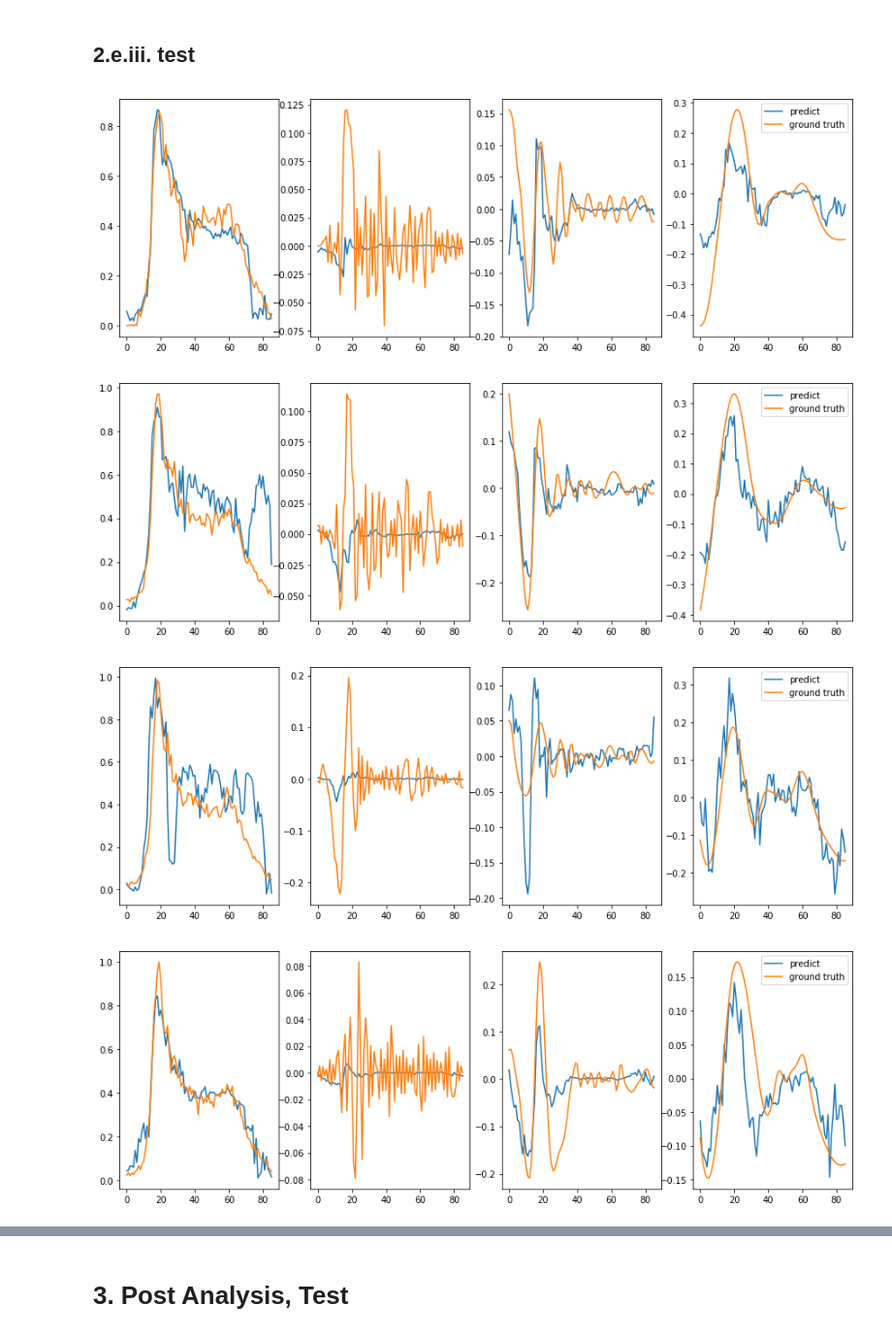
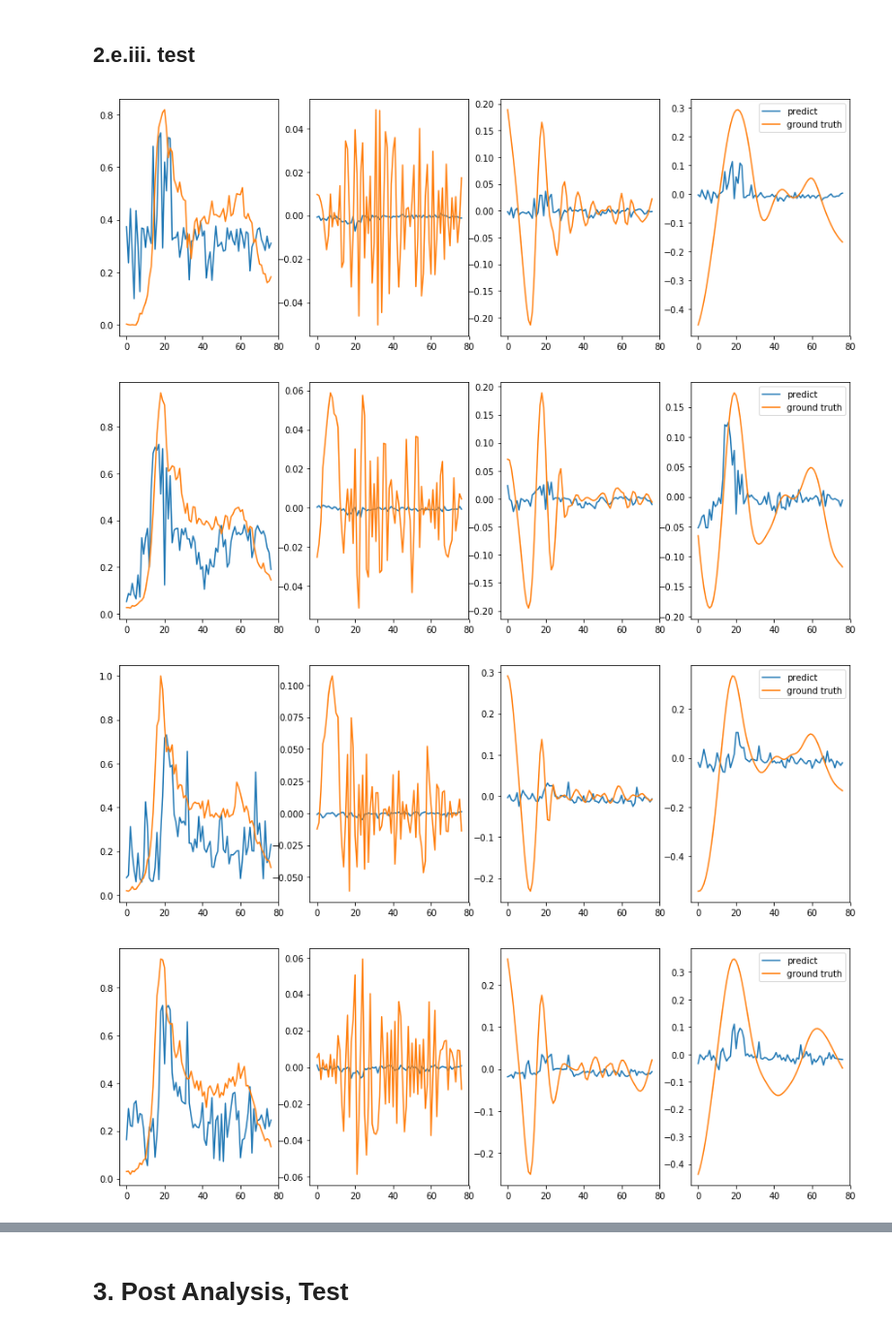
Before and after one commit to khzhang2/TCA_traffic, a Jupyter notebook: TCA_EMD_temporal_data_draft2.ipynb, the cells around one changed output, grey strips where cells are left out. Shown at 97% size. Saved outputs shown, nothing was run; the diff lists cells and outputs as text; code cells hidden in the pictures.

```diff
--- a/TCA_EMD_temporal_data_draft2.ipynb
+++ b/TCA_EMD_temporal_data_draft2.ipynb
@@ -148,11 +148,10 @@ class TCA:
 # %% [markdown]
 ## 2.a. Load Data
 # %%
-weekdays = np.vstack([np.array([np.arange(2+7*i,7+7*i,1) for i in range(2)]), \
-                      np.array([np.arange(15+7*i,20+7*i,1) for i in range(2)])]).flatten()
+weekdays = np.array([np.arange(2+7*i,7+7*i,1) for i in range(4)]).flatten()
 
 src_domain = np.array(pd.read_csv('data/siteM4_2210B_20210101_20210131.csv'))[weekdays, :]  # upstream
-data_target = np.array(pd.read_csv('data/siteM4_2168B_20210101_20210131.csv'))  # downstream
+data_target = np.array(pd.read_csv('data/siteM4_2210B_20210101_20210131.csv'))  # downstream
 
 date_choosen = 3
 tar_domain = data_target[weekdays[date_choosen], :].reshape(-1, 96)
@@ -248,7 +247,7 @@ plt.legend()
 # %%
 inp_dim = Xs.shape[0]
 label_dim = Xs.shape[0]
-label_seq_len = 1
+label_seq_len = 10
 # batch_size = full batch
 seq_len = 10
 reduced_dim = 1
@@ -329,7 +328,7 @@ np2csv(Xt_new)
 ## 2.e. The LSTM network, hyperparameters see part 2.a.
 # %%
 class LSTM(nn.Module):
-    def __init__(self, inp_dim, out_dim, hid_dim, layers):
+    def __init__(self, x, inp_dim, out_dim, hid_dim, layers):
         super(LSTM, self).__init__()
 
         self.out_dim = out_dim
@@ -349,7 +348,7 @@ class LSTM(nn.Module):
 
         y = self.fc(y)  # fully connected layer
 
-        return y[-1, :, :]
+        return y[:, :, :]
 # %%
 def assemble(X):
     '''
@@ -397,7 +396,7 @@ train_x, train_y = dataloader(Xs_new, Xt_new, Xs, Xt, seq_len, label_seq_len, in
 
 # build model
 device = torch.device("cuda" if torch.cuda.is_available() else "cpu")
-net = LSTM(inp_dim, label_dim, hid_dim=8, layers=3).to(device)
+net = LSTM(train_x, inp_dim, label_dim, hid_dim=10, layers=6).to(device)
 criterion = nn.MSELoss()
 optimizer = torch.optim.Adam(net.parameters(), lr=0.001)
 #scheduler =  torch.optim.lr_scheduler.StepLR(optimizer, 0.7)
@@ -464,39 +463,39 @@ sample_num_per_day = (96 - seq_len - label_seq_len + 1)
 num_days = int(Xt_valid.shape[1]/96)
 sample_num = sample_num_per_day*num_days
 
 test_x = torch.zeros([seq_len, sample_num, inp_dim]).to(device)
 test_y = torch.zeros([label_seq_len, sample_num, inp_dim]).to(device)
 pred_y = torch.zeros([sample_num, inp_dim]).to(device)
 
 for i in range(int(Xt_valid.shape[1]/96)):
     test_x_i, test_y_i = test_dataloader(Xt_valid_new[:, 96*i:96*(i+1)], Xt_valid[:, 96*i:96*(i+1)], \
                                        seq_len, label_seq_len, inp_dim, label_dim)
     pred_y_i = net(test_x_i)
 
     test_x[:, sample_num_per_day*i:sample_num_per_day*(i+1)] += test_x_i
     test_y[:, sample_num_per_day*i:sample_num_per_day*(i+1)] += test_y_i
-    pred_y[sample_num_per_day*i:sample_num_per_day*(i+1)] += pred_y_i
+    pred_y[sample_num_per_day*i:sample_num_per_day*(i+1)] += pred_y_i[-1, :, :]
 
     fig = plt.figure(figsize=[15,5])
     ax = fig.add_subplot(141)
-    ax.plot(pred_y_i.cpu().detach().numpy()[:, 0], label='predict')
+    ax.plot(pred_y_i.cpu().detach().numpy()[0, :, 0], label='predict')
     ax.plot(test_y_i.cpu().detach().numpy()[0, :, 0], label='ground truth')
 
     ax2 = fig.add_subplot(142)
-    ax2.plot(pred_y_i.cpu().detach().numpy()[:, 1], label='predict')
+    ax2.plot(pred_y_i.cpu().detach().numpy()[0, :, 1], label='predict')
     ax2.plot(test_y_i.cpu().detach().numpy()[0, :, 1], label='ground truth')
 
     ax3 = fig.add_subplot(143)
-    ax3.plot(pred_y_i.cpu().detach().numpy()[:, 2], label='predict')
+    ax3.plot(pred_y_i.cpu().detach().numpy()[0, :, 2], label='predict')
     ax3.plot(test_y_i.cpu().detach().numpy()[0, :,2], label='ground truth')
 
     ax4 = fig.add_subplot(144)
-    ax4.plot(pred_y_i.cpu().detach().numpy()[:, 3], label='predict')
+    ax4.plot(pred_y_i.cpu().detach().numpy()[0, :, 3], label='predict')
     ax4.plot(test_y_i.cpu().detach().numpy()[0, :, 3], label='ground truth')
 
     plt.legend()
 # %% [output]
-[figure, old version]
+[figure, new version]
-[figure, old version]
+[figure, new version]
-[figure, old version]
+[figure, new version]
-[figure, old version]
+[figure, new version]
```
Also changed, not shown: parts of 16 cells of this notebook.
